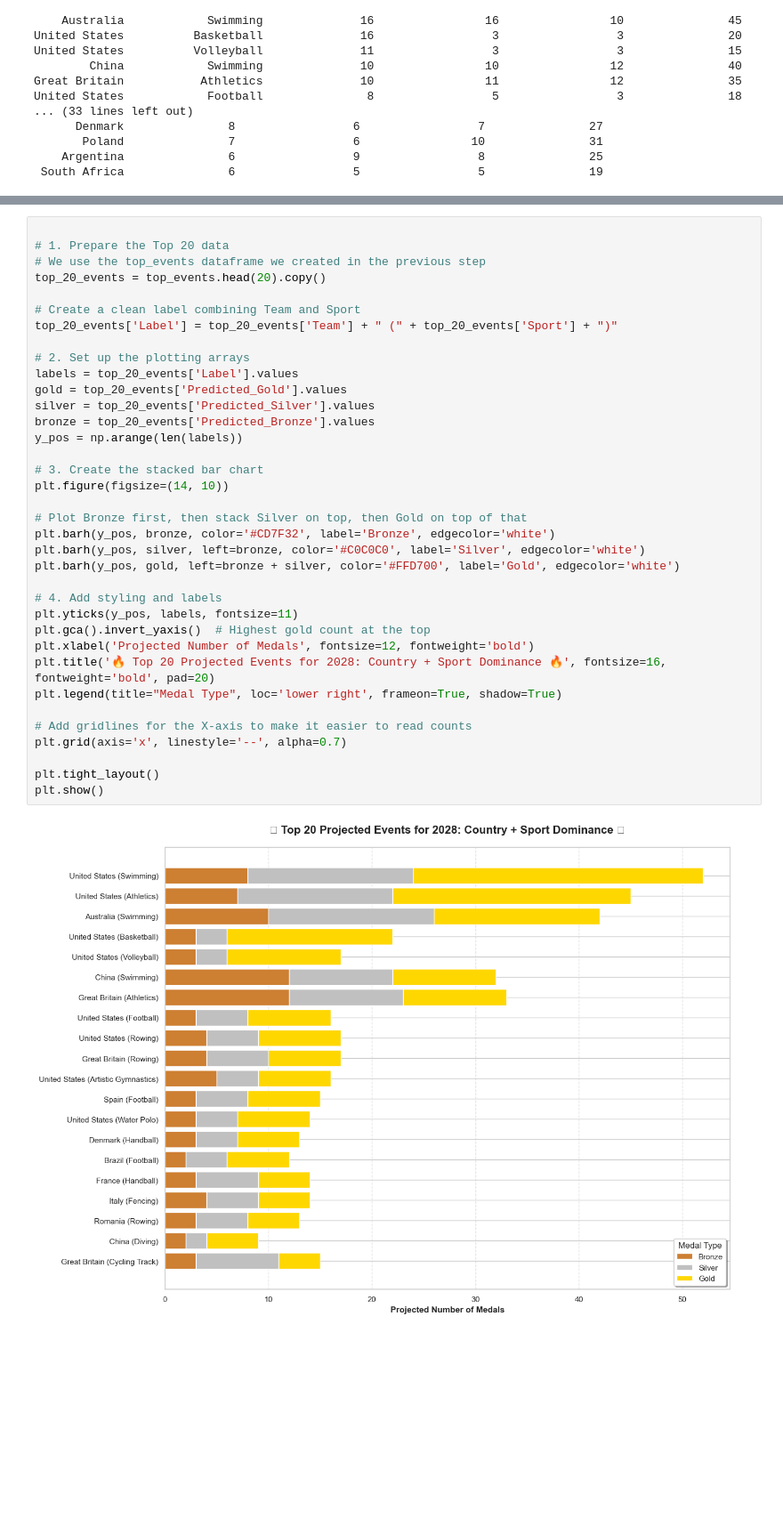
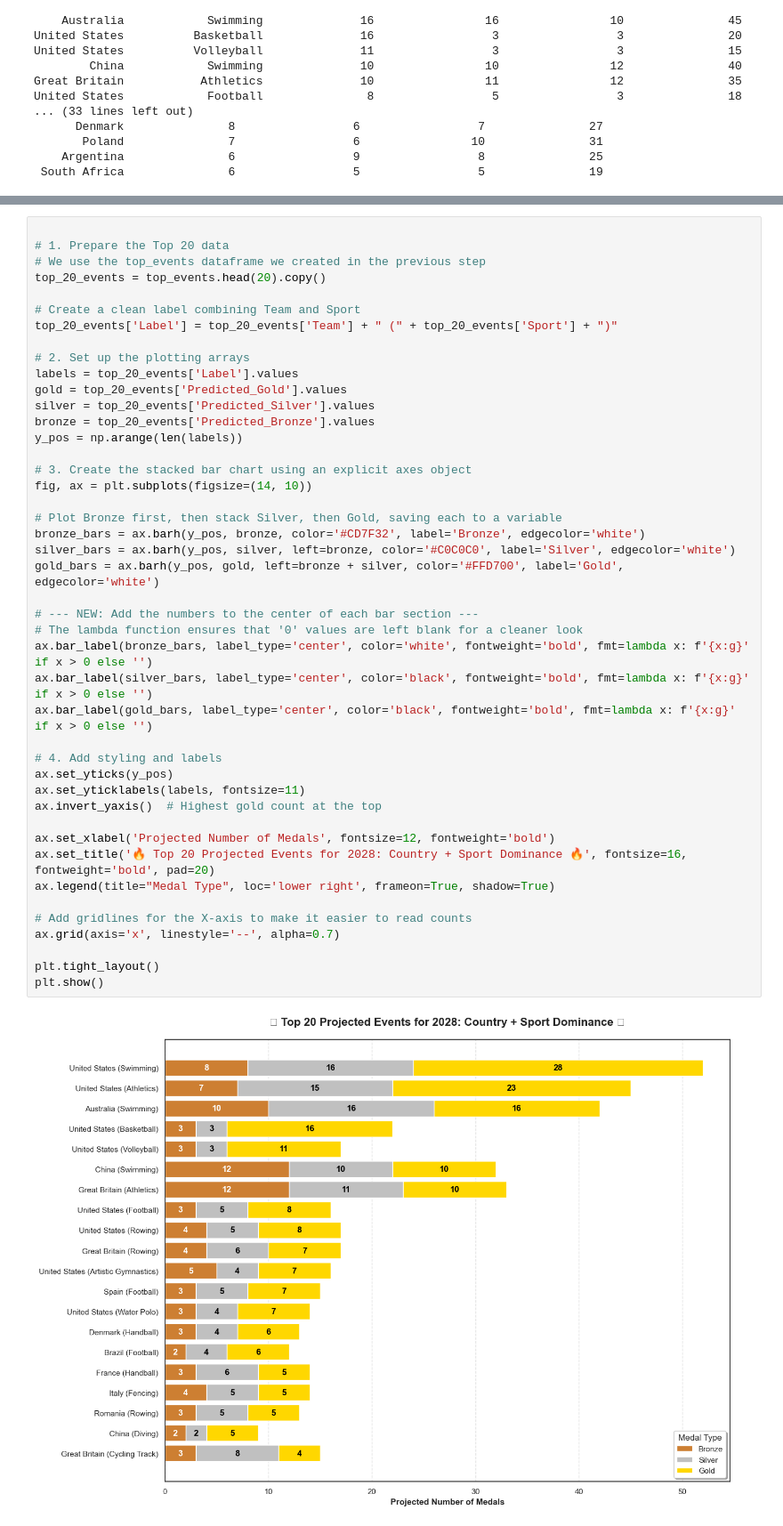
Before and after one commit to Corban-Freese/COMAP-MATH-4998, a Jupyter notebook: comap.ipynb, the cells around one changed output, grey strips where cells are left out. Shown at 89% size. Saved outputs shown, nothing was run; the diff lists cells and outputs as text; blank space fills up the shorter version.

Commit message:
Added numbers to the graph medal projections

```diff
--- a/comap.ipynb
+++ b/comap.ipynb
@@ -1592,41 +1590,49 @@ plt.show()
 # %%
 
 # 1. Prepare the Top 20 data
 # We use the top_events dataframe we created in the previous step
 top_20_events = top_events.head(20).copy()
 
 # Create a clean label combining Team and Sport
 top_20_events['Label'] = top_20_events['Team'] + " (" + top_20_events['Sport'] + ")"
 
 # 2. Set up the plotting arrays
 labels = top_20_events['Label'].values
 gold = top_20_events['Predicted_Gold'].values
 silver = top_20_events['Predicted_Silver'].values
 bronze = top_20_events['Predicted_Bronze'].values
 y_pos = np.arange(len(labels))
 
-# 3. Create the stacked bar chart
-plt.figure(figsize=(14, 10))
+# 3. Create the stacked bar chart using an explicit axes object
+fig, ax = plt.subplots(figsize=(14, 10))
 
-# Plot Bronze first, then stack Silver on top, then Gold on top of that
-plt.barh(y_pos, bronze, color='#CD7F32', label='Bronze', edgecolor='white')
-plt.barh(y_pos, silver, left=bronze, color='#C0C0C0', label='Silver', edgecolor='white')
-plt.barh(y_pos, gold, left=bronze + silver, color='#FFD700', label='Gold', edgecolor='white')
+# Plot Bronze first, then stack Silver, then Gold, saving each to a variable
+bronze_bars = ax.barh(y_pos, bronze, color='#CD7F32', label='Bronze', edgecolor='white')
+silver_bars = ax.barh(y_pos, silver, left=bronze, color='#C0C0C0', label='Silver', edgecolor='white')
+gold_bars = ax.barh(y_pos, gold, left=bronze + silver, color='#FFD700', label='Gold', edgecolor='white')
+
+# --- NEW: Add the numbers to the center of each bar section ---
+# The lambda function ensures that '0' values are left blank for a cleaner look
+ax.bar_label(bronze_bars, label_type='center', color='white', fontweight='bold', fmt=lambda x: f'{x:g}' if x > 0 else '')
+ax.bar_label(silver_bars, label_type='center', color='black', fontweight='bold', fmt=lambda x: f'{x:g}' if x > 0 else '')
+ax.bar_label(gold_bars, label_type='center', color='black', fontweight='bold', fmt=lambda x: f'{x:g}' if x > 0 else '')
 
 # 4. Add styling and labels
-plt.yticks(y_pos, labels, fontsize=11)
-plt.gca().invert_yaxis()  # Highest gold count at the top
-plt.xlabel('Projected Number of Medals', fontsize=12, fontweight='bold')
-plt.title('🔥 Top 20 Projected Events for 2028: Country + Sport Dominance 🔥', fontsize=16, fontweight='bold', pad=20)
-plt.legend(title="Medal Type", loc='lower right', frameon=True, shadow=True)
+ax.set_yticks(y_pos)
+ax.set_yticklabels(labels, fontsize=11)
+ax.invert_yaxis()  # Highest gold count at the top
+
+ax.set_xlabel('Projected Number of Medals', fontsize=12, fontweight='bold')
+ax.set_title('🔥 Top 20 Projected Events for 2028: Country + Sport Dominance 🔥', fontsize=16, fontweight='bold', pad=20)
+ax.legend(title="Medal Type", loc='lower right', frameon=True, shadow=True)
 
 # Add gridlines for the X-axis to make it easier to read counts
-plt.grid(axis='x', linestyle='--', alpha=0.7)
+ax.grid(axis='x', linestyle='--', alpha=0.7)
 
 plt.tight_layout()
 plt.show()
 # %% [output]
-[figure, old version]
+[figure, new version]
 # %%
 
 # 1. Calculate the 'Improvement' so we can find the biggest jumpers
```
Also changed, not shown: parts of 8 cells of this notebook, 21 other files.
